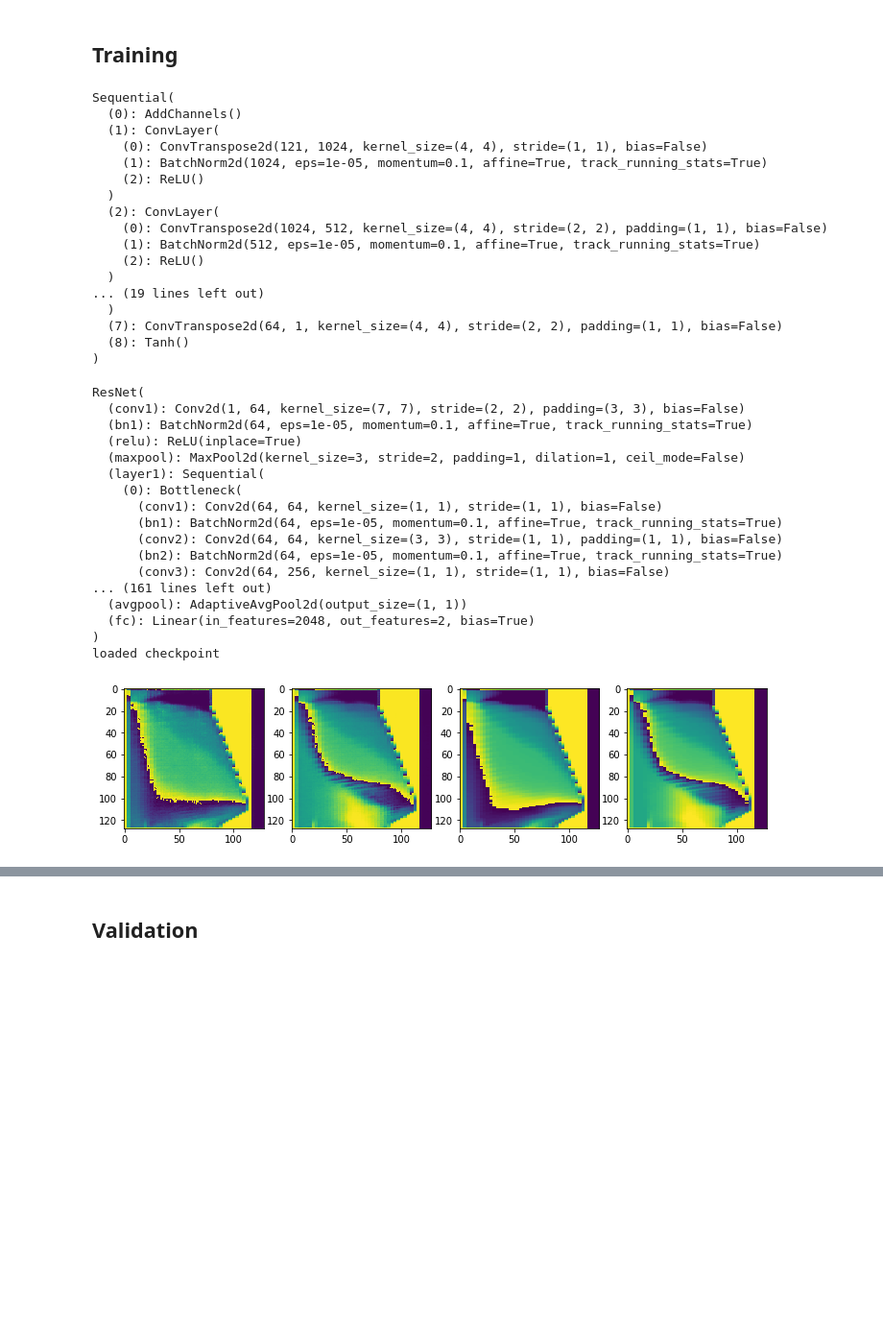
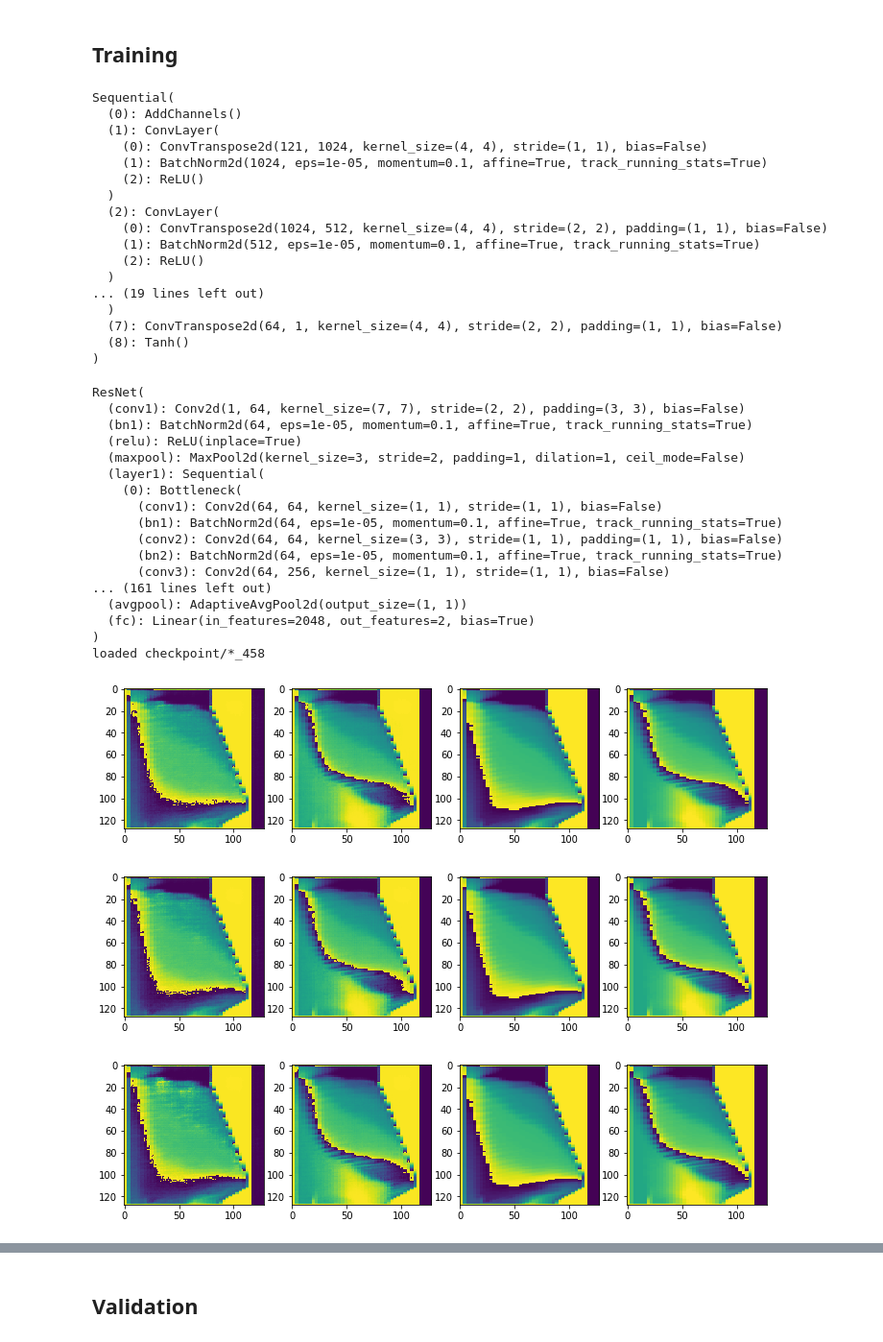
Before and after one commit to JoeyShapiro/blast-furnace-cgan, a Jupyter notebook: cgan.ipynb, the cells around one changed output, grey strips where cells are left out. Shown at 96% size. Cells and saved outputs as stored; diff of their text form; code cells hidden in the pictures; blank space fills up the shorter version.

```diff
--- a/cgan.ipynb
+++ b/cgan.ipynb
@@ -504,12 +504,13 @@ def plot_metric_per_epoch(the_scores_list):
         plt.show()
 # %%
 def get_metrics(epoch):
-    test = [ x for x in dl_test ]
+    # using train_dl each time anywhere will give different values each time
+    test = [ x for x in test_dataset ]
 
-    real = torch.cat([x[0] for x in test], dim=0).to(device)
+    real = torch.stack([x[0] for x in test], dim=0).to(device)
     real = real.reshape(len(real), -1, pixels, pixels)
 
-    labels = torch.cat([x[1] for x in test], dim=0).to(device)
+    labels = torch.stack([x[1] for x in test], dim=0).to(device)
     labels = labels.repeat(1, 3).to(device)
 
     rand = noise_batch(len(real)).to(device)
@@ -524,7 +525,7 @@ def get_metrics(epoch):
     labels = labels.detach().cpu()
 
     metric = {
-        'labels': labels,
+        'sanity': labels[0], # should always be the same
         'epoch': epoch,
     }
 
@@ -568,7 +569,7 @@ def training_loop(N_Epochs, G_model, D_model, D_loss_fn, G_opt, D_opt,
         G_model.load_state_dict(torch.load(f"{checkpoint}/G_{start_epoch}.pt"))
         D_model.load_state_dict(torch.load(f"{checkpoint}/D_{start_epoch}.pt"))
         losses = torch.load(f"{checkpoint}/l_{start_epoch}.pkl")
-        metrics = torch.load(f"{checkpoint}/l_{start_epoch}.pkl")
+        metrics = torch.load(f"{checkpoint}/m_{start_epoch}.pkl")
         fakes = torch.load(f"{checkpoint}/f_{start_epoch}.pkl")
 
         print(f"loaded {checkpoint}/*_{start_epoch}")
@@ -819,7 +820,7 @@ D_model.to(device)
 # D_loss_fn.to(device)
 
 training_loop(  N_Epochs, G_model, D_model, D_loss_fn, G_opt, D_opt,
-    checkpoint='checkpoint', save_interval=100, stop_after=datetime.timedelta(hours=3, minutes=30), start_epoch=449   )
+    checkpoint='checkpoint', save_interval=100, stop_after=datetime.timedelta(hours=3, minutes=30), start_epoch=458   )
 # %% [output]
 Sequential(
   (0): AddChannels()
@@ -827,32 +828,34 @@ Sequential(
     (0): ConvTranspose2d(121, 1024, kernel_size=(4, 4), stride=(1, 1), bias=False)
     (1): BatchNorm2d(1024, eps=1e-05, momentum=0.1, affine=True, track_running_stats=True)
     (2): ReLU()
   )
   (2): ConvLayer(
     (0): ConvTranspose2d(1024, 512, kernel_size=(4, 4), stride=(2, 2), padding=(1, 1), bias=False)
     (1): BatchNorm2d(512, eps=1e-05, momentum=0.1, affine=True, track_running_stats=True)
     (2): ReLU()
   )
 ... (19 lines left out)
   )
   (7): ConvTranspose2d(64, 1, kernel_size=(4, 4), stride=(2, 2), padding=(1, 1), bias=False)
   (8): Tanh()
 )
 ResNet(
   (conv1): Conv2d(1, 64, kernel_size=(7, 7), stride=(2, 2), padding=(3, 3), bias=False)
   (bn1): BatchNorm2d(64, eps=1e-05, momentum=0.1, affine=True, track_running_stats=True)
   (relu): ReLU(inplace=True)
   (maxpool): MaxPool2d(kernel_size=3, stride=2, padding=1, dilation=1, ceil_mode=False)
   (layer1): Sequential(
     (0): Bottleneck(
       (conv1): Conv2d(64, 64, kernel_size=(1, 1), stride=(1, 1), bias=False)
       (bn1): BatchNorm2d(64, eps=1e-05, momentum=0.1, affine=True, track_running_stats=True)
       (conv2): Conv2d(64, 64, kernel_size=(3, 3), stride=(1, 1), padding=(1, 1), bias=False)
       (bn2): BatchNorm2d(64, eps=1e-05, momentum=0.1, affine=True, track_running_stats=True)
       (conv3): Conv2d(64, 256, kernel_size=(1, 1), stride=(1, 1), bias=False)
 ... (161 lines left out)
   (avgpool): AdaptiveAvgPool2d(output_size=(1, 1))
   (fc): Linear(in_features=2048, out_features=2, bias=True)
 )
-loaded checkpoint
+loaded checkpoint/*_458
-[figure, old version]
+[figure, new version]
+[figure, added]
+[figure, added]
```
Also changed, not shown: parts of 5 cells of this notebook.
